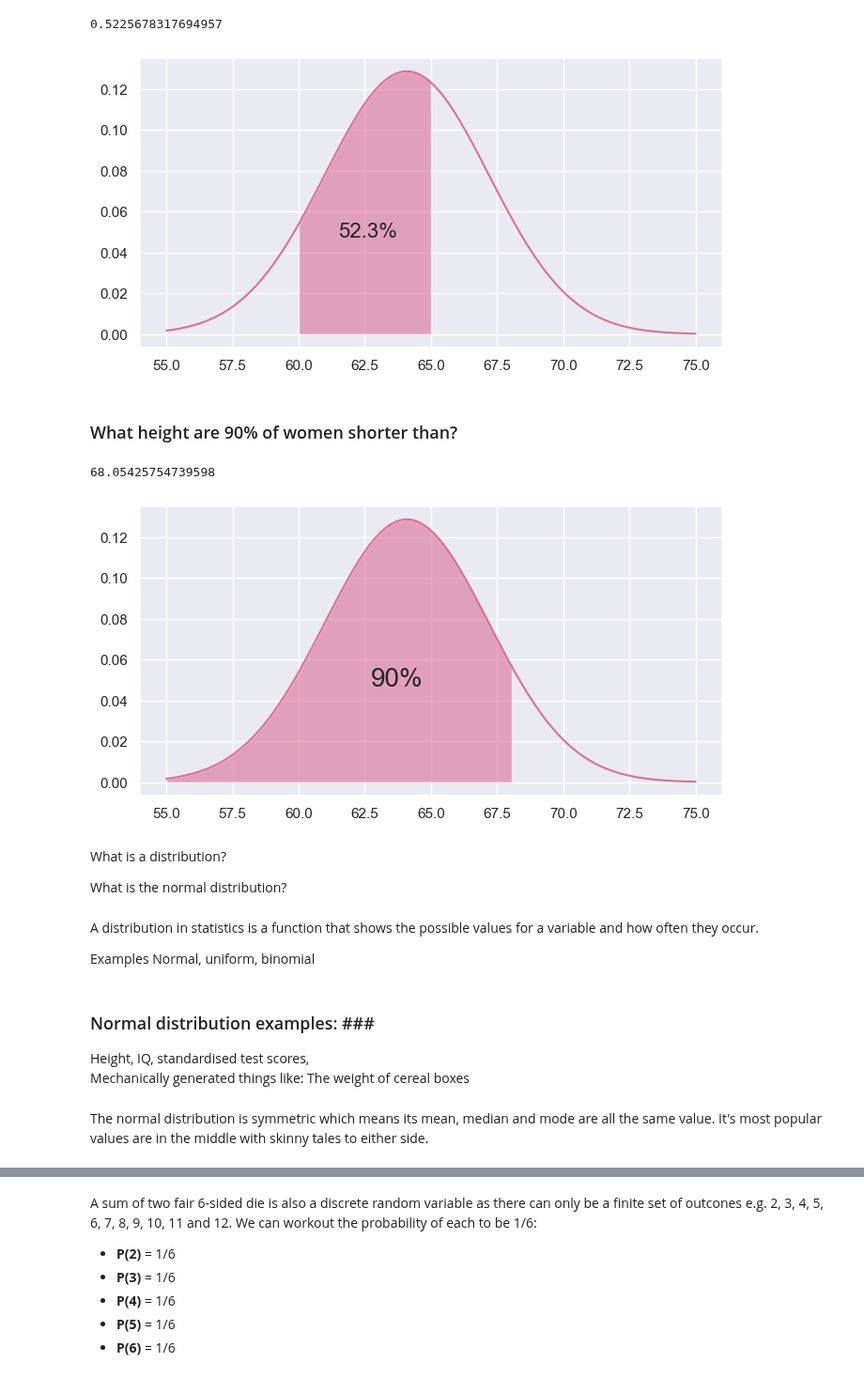
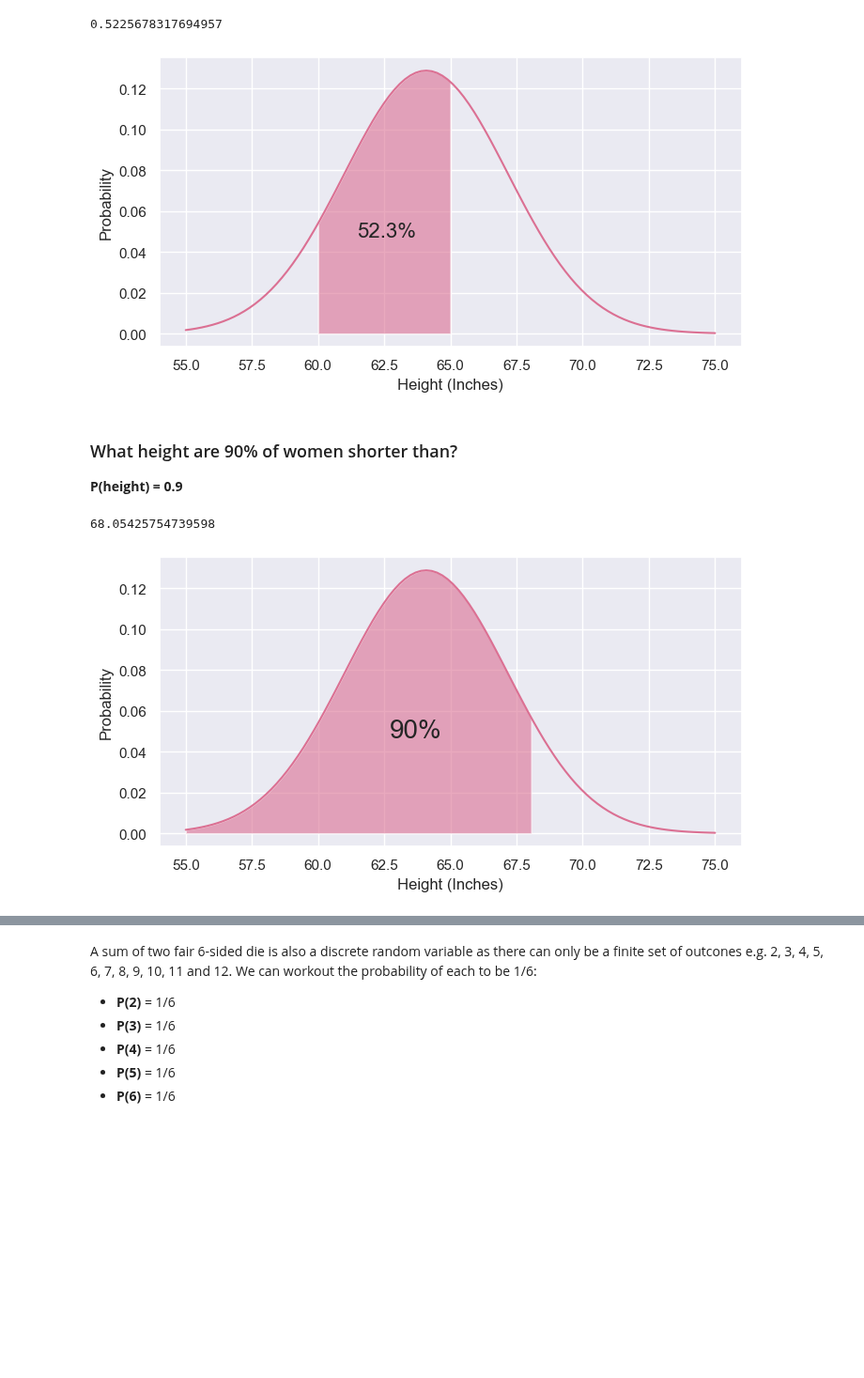
Before and after one commit to ShaneOG2/fund-data-analysis-assessment, a Jupyter notebook: Practicals/Normal Distribution Notebook.ipynb, the cells around one changed output, grey strips where cells are left out. Shown at 94% size. Cells and saved outputs as stored; diff of their text form; code cells hidden in the pictures; blank space fills up the shorter version.

```diff
--- a/Practicals/Normal Distribution Notebook.ipynb
+++ b/Practicals/Normal Distribution Notebook.ipynb
@@ -481,12 +537,16 @@ betw60and65y = ss.norm.pdf(betw60and65x, female_h_mean, female_h_sd)
 
 ax.fill_between(betw60and65x, 0, betw60and65y, facecolor="palevioletred", alpha=0.6)
 ax.text(62.6, 0.05, "52.3%", fontsize = "16", horizontalalignment='center', verticalalignment='center')
+ax.set_xlabel('Height (Inches)')
+ax.set_ylabel('Probability')
 
 ax.plot(x, y, color="palevioletred");
 # %% [output]
-[figure, old version]
+[figure, new version]
 # %% [markdown]
 ### What height are 90% of women shorter than?
+
+**P(height) = 0.9**
 # %%
 below90per = ss.norm.ppf(0.9, female_h_mean, female_h_sd)
 below90per
@@ -495,30 +555,16 @@ below90per
 # %%
 fig, ax = plt.subplots(figsize=(8,4))
 x = np.linspace(55.0, 75.0, 100)
 y = ss.norm.pdf(x, female_h_mean, female_h_sd)
 
 below90perx = np.linspace(55.0, below90per, 100)
 below90pery = ss.norm.pdf(below90perx, female_h_mean, female_h_sd)
 
 ax.fill_between(below90perx, 0, below90pery, facecolor="palevioletred", alpha=0.6)
 ax.text(63.7, 0.05, "90%", fontsize = "20", horizontalalignment='center', verticalalignment='center')
+ax.set_xlabel('Height (Inches)')
+ax.set_ylabel('Probability')
 
 ax.plot(x, y, color="palevioletred");
 # %% [output]
-[figure, old version]
+[figure, new version]
-# %% [markdown]
-What is a distribution?
-
-What is the normal distribution?
-# %% [markdown]
-A distribution in statistics is a function that shows the possible values for a variable and how often they occur.
-
-Examples
-Normal, uniform, binomial
-# %% [markdown]
-### Normal distribution examples: ###<br>
-
-Height, IQ, standardised test scores, <br>
-Mechanically generated things like: The weight of cereal boxes <br>
-# %% [markdown]
-The normal distribution is symmetric which means its mean, median and mode are all the same value. It's most popular values are in the middle with skinny tales to either side.
```
Also changed, not shown: parts of 36 cells of this notebook.
